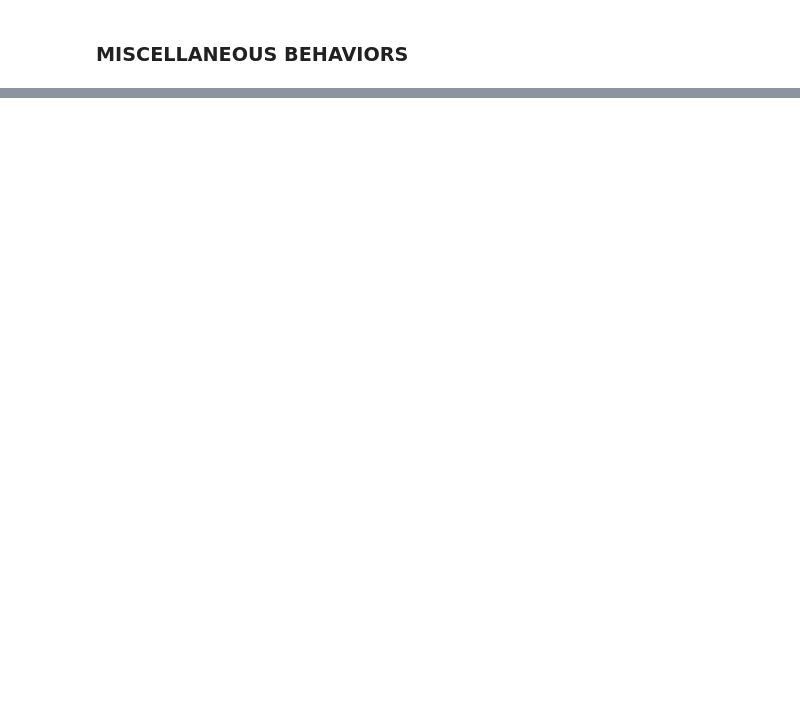
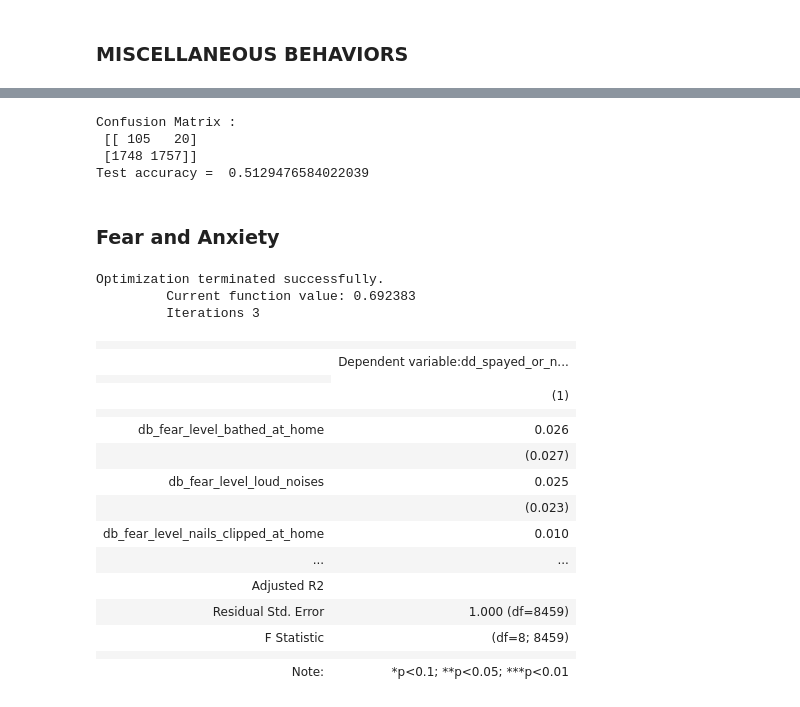
Before and after one commit to aseem645/Capstone, a Jupyter notebook: capstone_data_eda.ipynb, the cells around one changed output, grey strips where cells are left out. Cells and saved outputs as stored; diff of their text form; code cells hidden in the pictures; blank space fills up the shorter version.

```diff
--- a/capstone_data_eda.ipynb
+++ b/capstone_data_eda.ipynb
@@ -411,0 +603,40 @@ correlation_miscellaneous
+# %%
+# confusion matrix
+cm = confusion_matrix(ytest, prediction)
+print ("Confusion Matrix : \n", cm)
+
+# accuracy score of the model
+print('Test accuracy = ', accuracy_score(ytest, prediction))
+# %% [output]
+Confusion Matrix :
+ [[ 105   20]
+ [1748 1757]]
+Test accuracy =  0.5129476584022039
+# %% [markdown]
+### Fear and Anxiety
+# %%
+log_reg = sm.Logit(endog=train['dd_spayed_or_neutered'], exog=train[fear_anxiety_df.columns]).fit()
+
+stargazer = Stargazer([log_reg])
+
+HTML(stargazer.render_html())
+# %% [output]
+Optimization terminated successfully.
+         Current function value: 0.692383
+         Iterations 3
+|  |  |
+|  | Dependent variable:dd_spayed_or_n... |
+|  |
+|  | (1) |
+|  |  |
+| db_fear_level_bathed_at_home | 0.026 |
+|  | (0.027) |
+| db_fear_level_loud_noises | 0.025 |
+|  | (0.023) |
+| db_fear_level_nails_clipped_at_home | 0.010 |
+| ... | ... |
+| Adjusted R2 |  |
+| Residual Std. Error | 1.000 (df=8459) |
+| F Statistic | (df=8; 8459) |
+|  |  |
+| Note: | *p<0.1; **p<0.05; ***p<0.01 |
```
Also changed, not shown: parts of 47 cells of this notebook.
